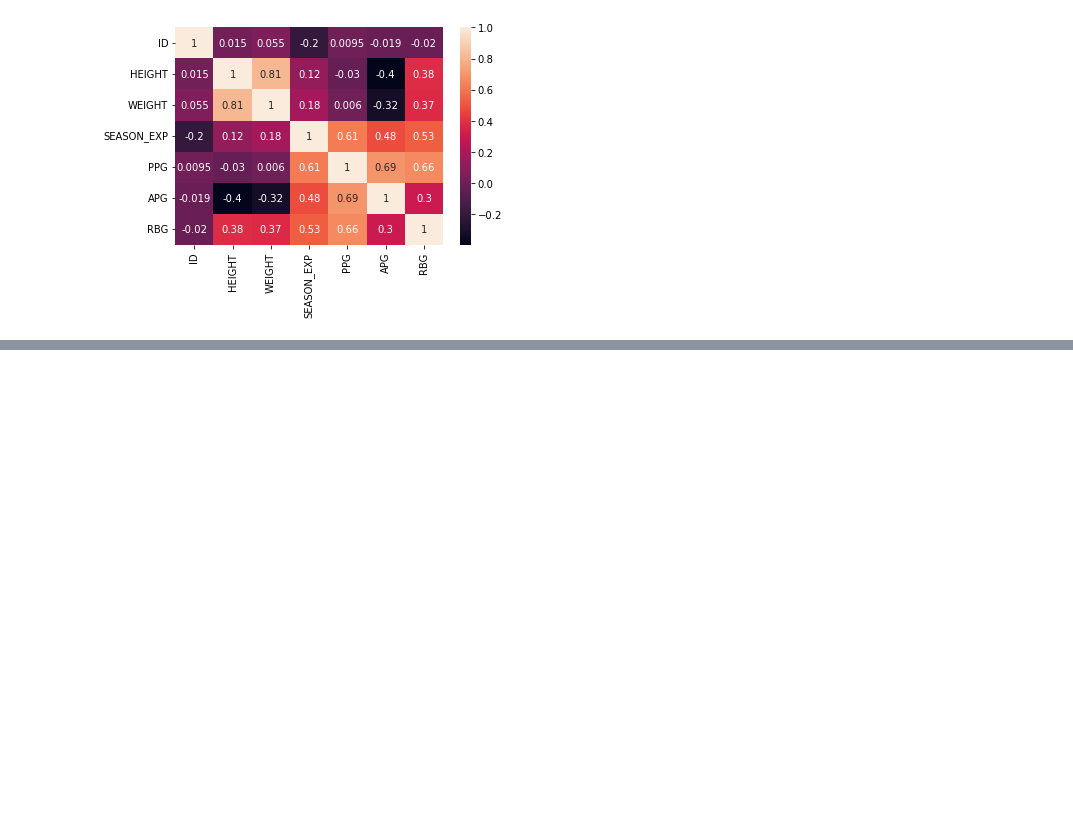
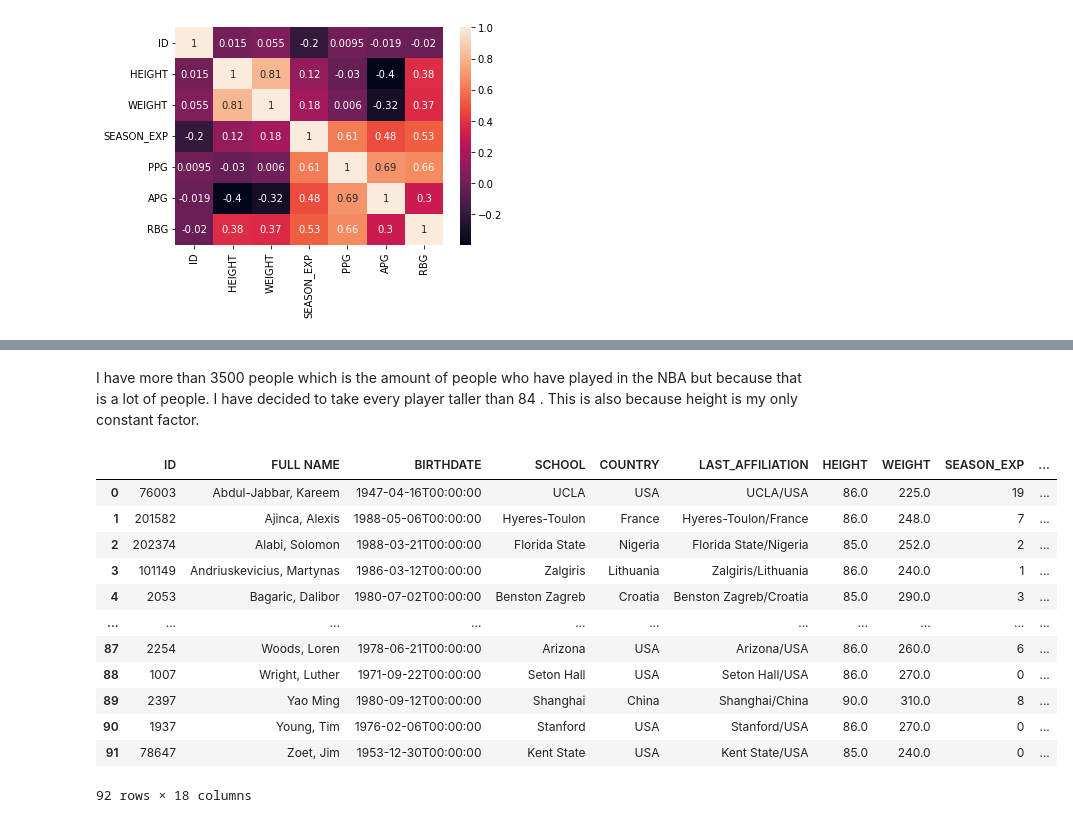
Before and after one commit to data301-2021-winter1/project-group-46-project-1, a Jupyter notebook: notebooks/analysis1.ipynb, the cells around one changed output, grey strips where cells are left out. Cells and saved outputs as stored; diff of their text form; code cells hidden in the pictures; blank space fills up the shorter version.

```diff
--- a/notebooks/analysis1.ipynb
+++ b/notebooks/analysis1.ipynb
@@ -293,0 +344,20 @@ sns.heatmap(relationship, xticklabels=relationship.columns, yticklabels=relation
+# %% [markdown]
+I have more than 3500 people which is the amount of people who have played in the NBA but because that is a lot of people. I have decided to take every player taller than 84 . This is also because height is my only constant factor.
+# %%
+pko1 = pko .loc[lambda x: x['HEIGHT']>84]
+# %%
+pko1.reset_index(drop = True)
+# %% [output]
+|  | ID | FULL NAME | BIRTHDATE | SCHOOL | COUNTRY | LAST_AFFILIATION | HEIGHT | WEIGHT | SEASON_EXP | ... |
+| 0 | 76003 | Abdul-Jabbar, Kareem | 1947-04-16T00:00:00 | UCLA | USA | UCLA/USA | 86.0 | 225.0 | 19 | ... |
+| 1 | 201582 | Ajinca, Alexis | 1988-05-06T00:00:00 | Hyeres-Toulon | France | Hyeres-Toulon/France | 86.0 | 248.0 | 7 | ... |
+| 2 | 202374 | Alabi, Solomon | 1988-03-21T00:00:00 | Florida State | Nigeria | Florida State/Nigeria | 85.0 | 252.0 | 2 | ... |
+| 3 | 101149 | Andriuskevicius, Martynas | 1986-03-12T00:00:00 | Zalgiris | Lithuania | Zalgiris/Lithuania | 86.0 | 240.0 | 1 | ... |
+| 4 | 2053 | Bagaric, Dalibor | 1980-07-02T00:00:00 | Benston Zagreb | Croatia | Benston Zagreb/Croatia | 85.0 | 290.0 | 3 | ... |
+| ... | ... | ... | ... | ... | ... | ... | ... | ... | ... | ... |
+| 87 | 2254 | Woods, Loren | 1978-06-21T00:00:00 | Arizona | USA | Arizona/USA | 86.0 | 260.0 | 6 | ... |
+| 88 | 1007 | Wright, Luther | 1971-09-22T00:00:00 | Seton Hall | USA | Seton Hall/USA | 86.0 | 270.0 | 0 | ... |
+| 89 | 2397 | Yao Ming | 1980-09-12T00:00:00 | Shanghai | China | Shanghai/China | 90.0 | 310.0 | 8 | ... |
+| 90 | 1937 | Young, Tim | 1976-02-06T00:00:00 | Stanford | USA | Stanford/USA | 86.0 | 270.0 | 0 | ... |
+| 91 | 78647 | Zoet, Jim | 1953-12-30T00:00:00 | Kent State | USA | Kent State/USA | 85.0 | 240.0 | 0 | ... |
+92 rows × 18 columns
```
Also changed, not shown: parts of 15 cells of this notebook, 5 other files.
